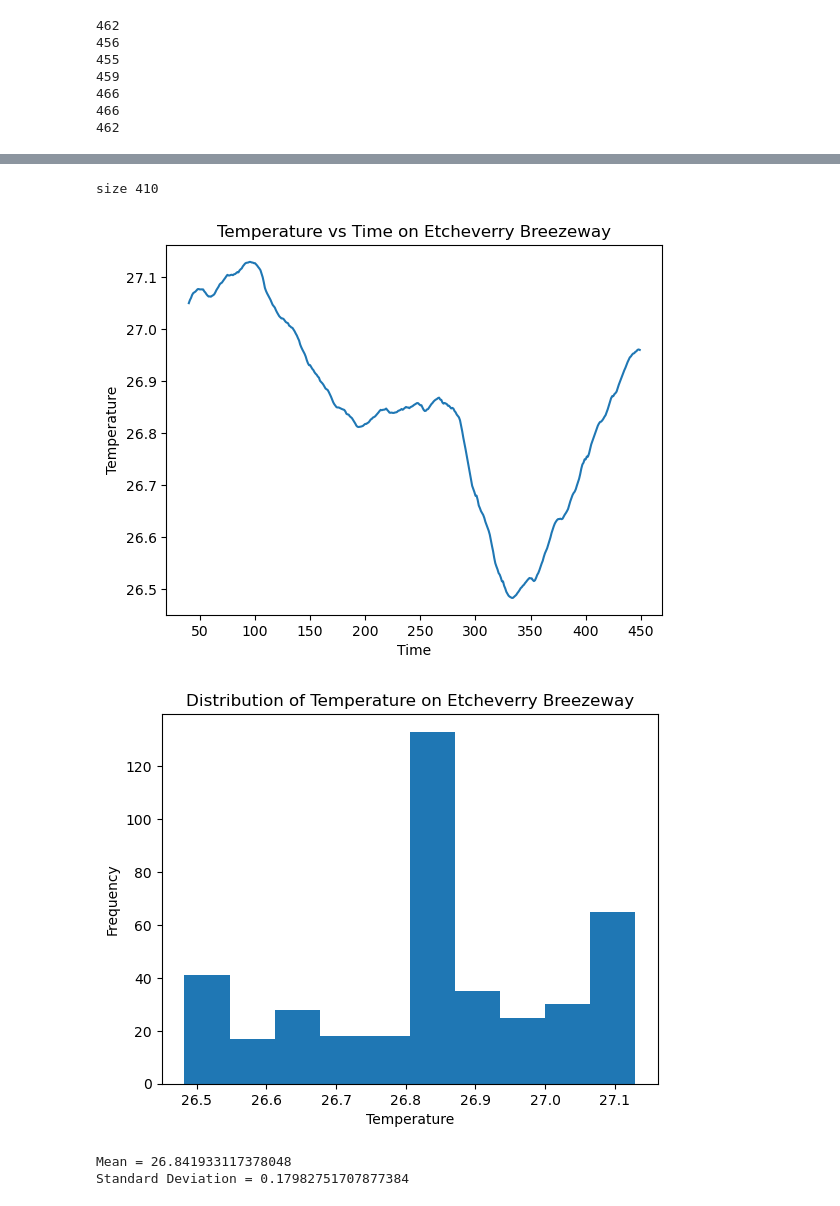
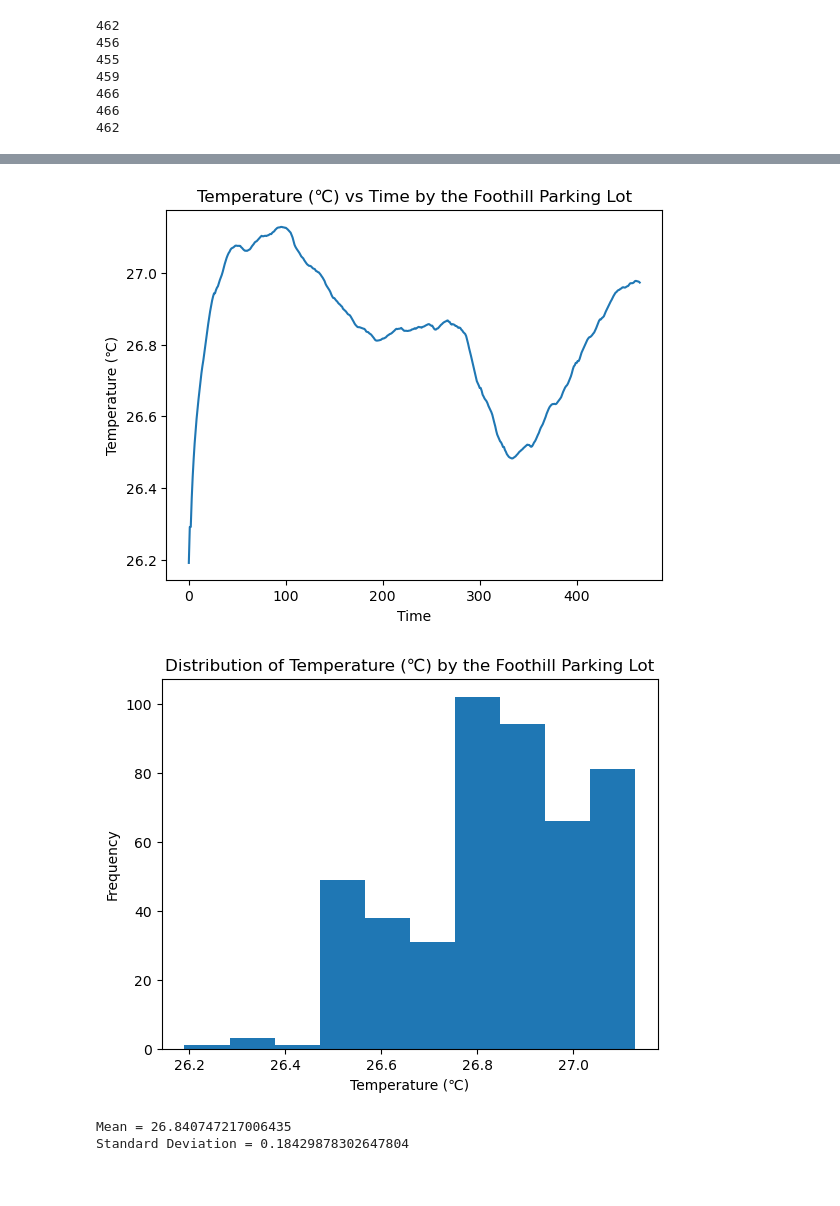
Before and after one commit to tinajolly/E11, a Jupyter notebook: Final Project/final_project_analysis.ipynb, the cells around one changed output, grey strips where cells are left out. Drawn from its saved outputs; the diff is of its cells as text; code cells hidden in the pictures.

```diff
--- a/Final Project/final_project_analysis.ipynb
+++ b/Final Project/final_project_analysis.ipynb
@@ -10,6 +10,8 @@ data4 = pd.read_csv('Loc1_session1_group5_2024-04-17_15-55-43.csv') # By Haas an
 data5 = pd.read_csv('Loc1_session1_group6_2024-04-17_16-21-01.csv') # Foothill Parking Lot
 data6 = pd.read_csv('Loc1_session1_group7_2024-04-24_15-00-04.csv') # By Gateway Construction
 data7 = pd.read_csv('Loc1_session8_group1_2024-04-24_15-26-06.csv') # By the Baseball Stadium
+data5_2 = data5
+
 print(len(data1))
 print(len(data2))
 print(len(data3))
@@ -17,6 +19,14 @@ print(len(data4))
 print(len(data5))
 print(len(data6))
 print(len(data7))
+
+data1 = data1[40:450]
+data2 = data2[40:450]
+data3 = data3[40:450]
+data4 = data4[40:450]
+data5 = data5[40:450]
+data6 = data6[40:450]
+data7 = data7[40:450]
 # %% [output]
 462
 456
@@ -27,9 +37,6 @@ print(len(data7))
 462
 # %%
 def stats_fun(data,str1,str2,str3):
-    data = data[40:450]
-    l = len(data)
-    print('size',l)
     mean = np.mean(data)
     std = np.std(data)
     thstd = np.sqrt(mean)
@@ -39,7 +46,7 @@ def stats_fun(data,str1,str2,str3):
     plt.title(str1 + ' vs Time ' + str2)
     plt.xlabel('Time')
     plt.ylabel(str1)
-    #plt.savefig('plot ' + str3)
+    plt.savefig('plot ' + str3)
     plt.show()
 
     plt.hist(data)
@@ -148,11 +298,10 @@ Standard Deviation = 0.7925241248593634
 # %%
-stats_fun(data5['Temperature'],'Temperature','on Etcheverry Breezeway','temperature etcheverry')
+stats_fun(data5_2['Temperature'],'Temperature ('u'\u2103'')','by the Foothill Parking Lot','temperature foothill')
 # %% [output]
-size 410
-[figure, old version]
+[figure, new version]
-[figure, old version]
+[figure, new version]
-Mean = 26.841933117378048
-Standard Deviation = 0.17982751707877384
+Mean = 26.840747217006435
+Standard Deviation = 0.18429878302647804
 # %%
 stats_fun(data1['counts'],'Counts per 2 Seconds','on Etcheverry Breezeway','counts etcheverry')
 # %% [output]
```
Also changed, not shown: parts of 23 cells of this notebook.
